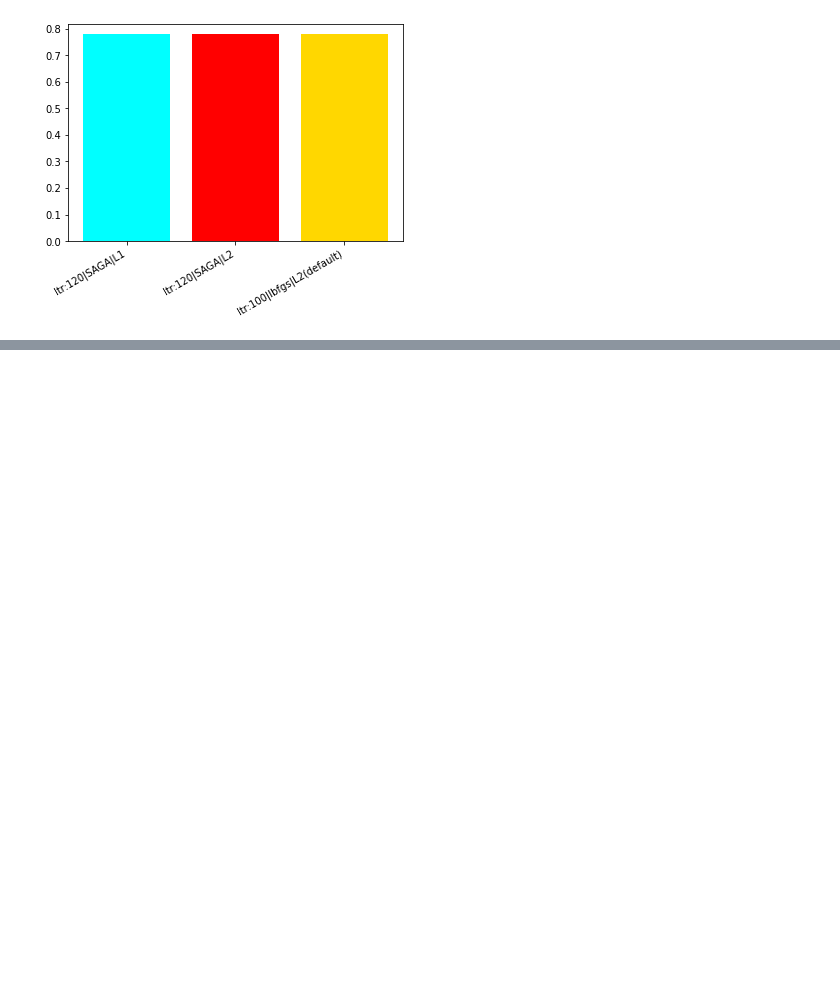
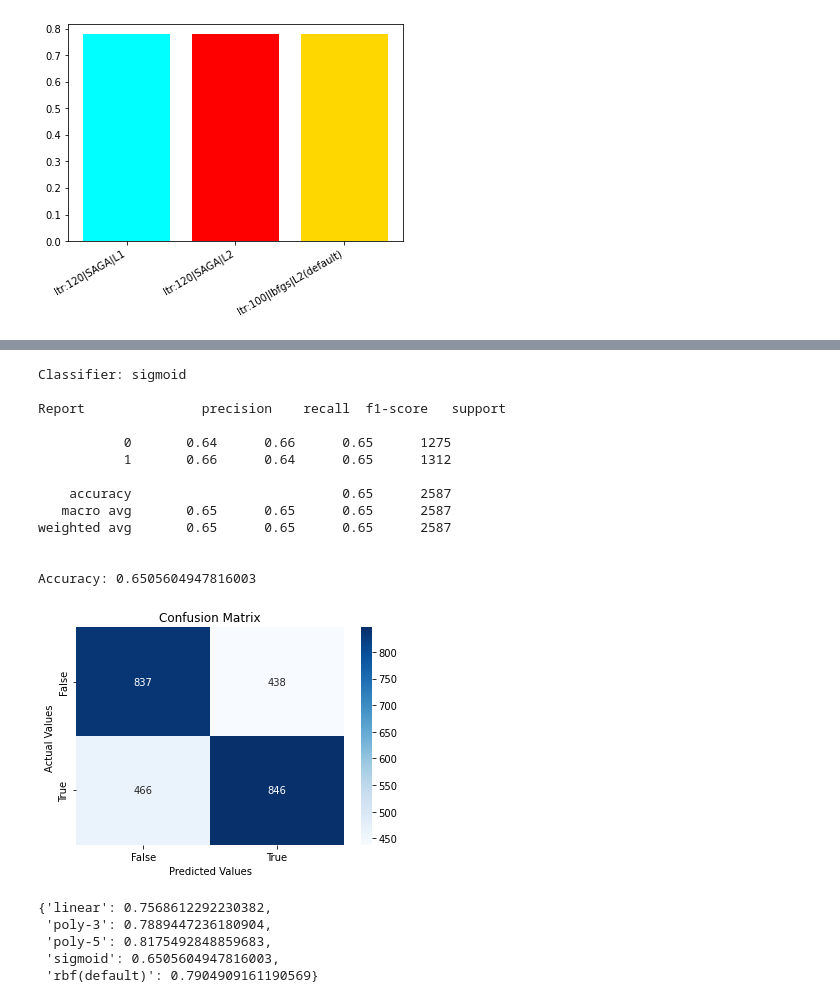
Before and after one commit to tejal04/Telco-Customer-Churn, a Jupyter notebook: Model_Customer_Churn_Prediction.ipynb, the cells around one changed output, grey strips where cells are left out. Drawn from its saved outputs; the diff is of its cells as text; code cells hidden in the pictures; blank space fills up the shorter version.

```diff
--- a/Model_Customer_Churn_Prediction.ipynb
+++ b/Model_Customer_Churn_Prediction.ipynb
@@ -345,0 +403,27 @@ plt.show()
+# %%
+model = SVC(random_state=seed, kernel='sigmoid')
+train_model("sigmoid", model,svm_result)
+# %% [output]
+Classifier: sigmoid
+
+Report               precision    recall  f1-score   support
+
+           0       0.64      0.66      0.65      1275
+           1       0.66      0.64      0.65      1312
+
+    accuracy                           0.65      2587
+   macro avg       0.65      0.65      0.65      2587
+weighted avg       0.65      0.65      0.65      2587
+
+
+Accuracy: 0.6505604947816003
+[figure, added]
+# %%
+svm_result["rbf(default)"] = acc_results["SupportVectorMachines"]
+svm_result
+# %% [output]
+{'linear': 0.7568612292230382,
+ 'poly-3': 0.7889447236180904,
+ 'poly-5': 0.8175492848859683,
+ 'sigmoid': 0.6505604947816003,
+ 'rbf(default)': 0.7904909161190569}
```
Also changed, not shown: parts of 21 cells of this notebook.
